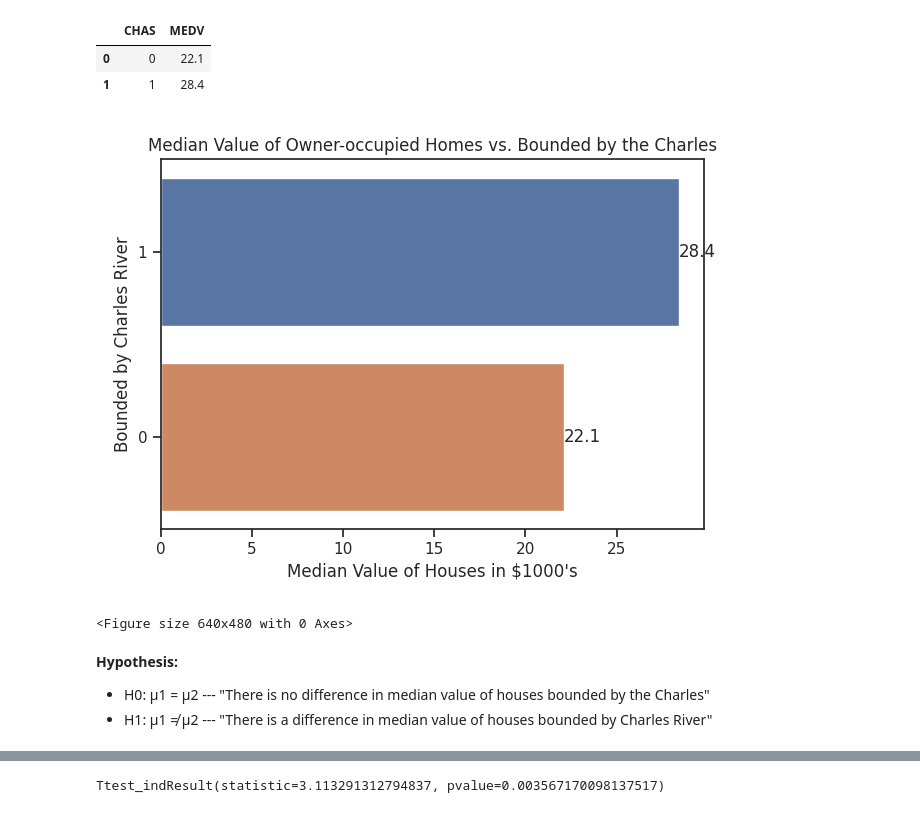
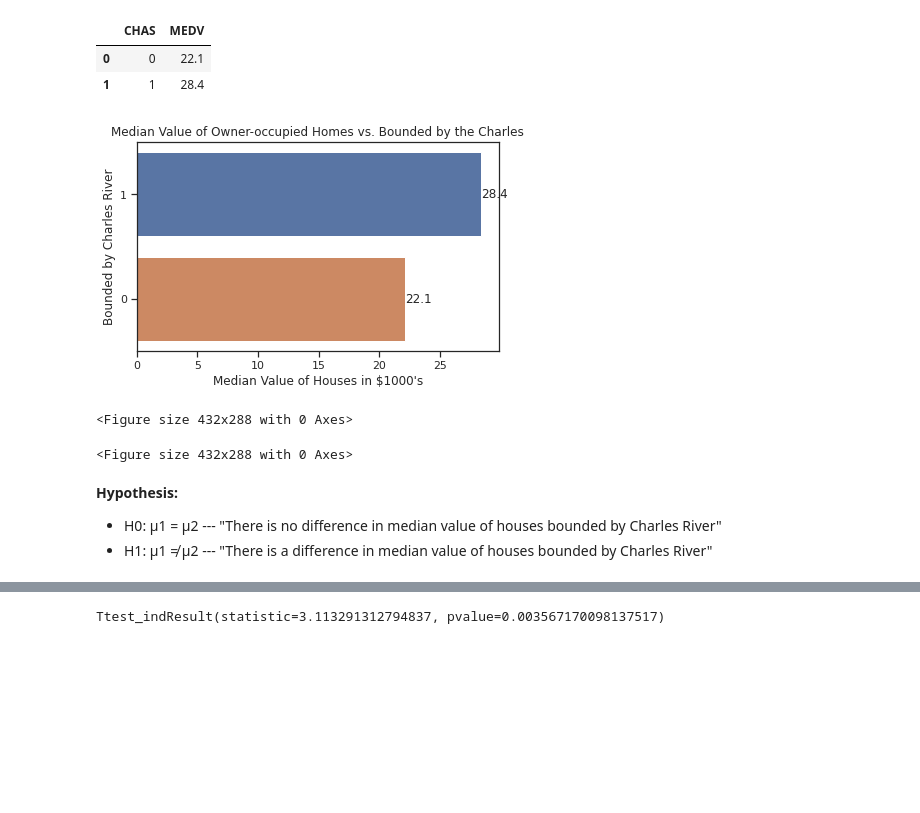
Before and after one commit to immprasetyo/boston-housing-statistics, a Jupyter notebook: boston-housing-statistics.ipynb, the cells around one changed output, grey strips where cells are left out. Drawn from its saved outputs; the diff is of its cells as text; code cells hidden in the pictures; blank space fills up the shorter version.

```diff
--- a/boston-housing-statistics.ipynb
+++ b/boston-housing-statistics.ipynb
@@ -22,13 +41,8 @@ from statsmodels.formula.api import ols
 # %% [markdown]
 ### Read the dataset in the CSV file from the URL
 # %%
-from js import fetch
-import io
-
-URL = 'https://cf-courses-data.s3.us.cloud-object-storage.appdomain.cloud/IBMDeveloperSkillsNetwork-ST0151EN-SkillsNetwork/labs/boston_housing.csv'
-resp = await fetch(URL)
-boston_url = io.BytesIO((await resp.arrayBuffer()).to_py())
-boston_df = pd.read_csv(boston_url)
+f_url = 'https://cf-courses-data.s3.us.cloud-object-storage.appdomain.cloud/IBMDeveloperSkillsNetwork-ST0151EN-SkillsNetwork/labs/boston_housing.csv'
+boston_df = pd.read_csv(f_url)
 # %%
 boston_df.rename(columns = {'Unnamed: 0': 'Town Id'}, inplace = True)
 boston_df['Town Id'] = boston_df['Town Id'].astype('category')
@@ -126,32 +141,35 @@ df1
 | 0 | 0 | 22.1 |
 | 1 | 1 | 28.4 |
 # %%
+#!pip install --upgrade matplotlib
+#!pip install --upgrade seaborn
+
 # Bar-plot for the CHAS variable
 ax = sns.barplot(
     x = 'MEDV',
     y = 'CHAS',
     data = df1,
-    errorbar = ('ci', False),
     order = df1.sort_values('MEDV', ascending = False)['CHAS']
 )
 
 for i in ax.containers:
     ax.bar_label(i, )
 
 plt.xlabel("Median Value of Houses in $1000's")
 plt.ylabel('Bounded by Charles River')
 plt.title('Median Value of Owner-occupied Homes vs. Bounded by the Charles')
 plt.tight_layout()
 plt.show()
 plt.figure(figsize = None)
 
 #ax.clear()
 # %% [output]
-[figure, old version]
+[figure, new version]
-<Figure size 640x480 with 0 Axes>
+<Figure size 432x288 with 0 Axes>
+<Figure size 432x288 with 0 Axes>
 # %% [markdown]
 __Hypothesis:__
-* H0: µ1 = µ2 --- "There is no difference in median value of houses bounded by the Charles"
+* H0: µ1 = µ2 --- "There is no difference in median value of houses bounded by Charles River"
 * H1: µ1 ≠ µ2 --- "There is a difference in median value of houses bounded by Charles River"
 # %%
 bounded_value = boston_df[boston_df['CHAS'] == 1]['MEDV']
```
Also changed, not shown: parts of 16 cells of this notebook.
